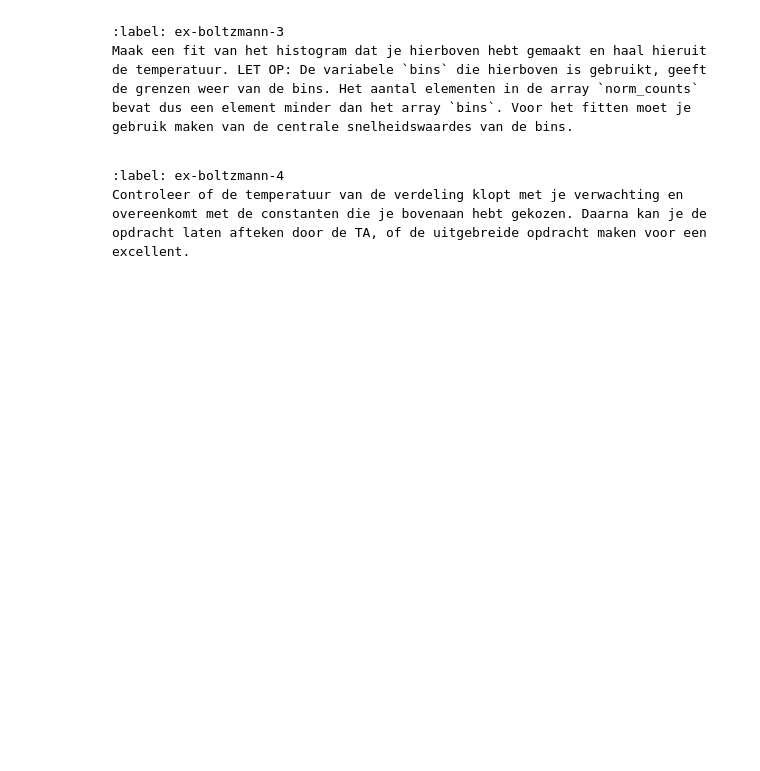
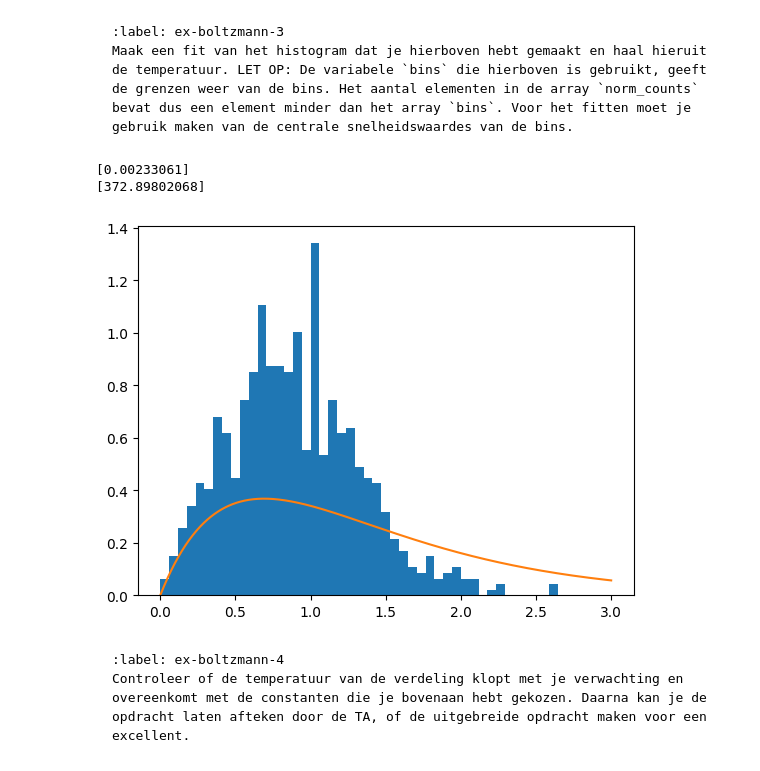
Before and after one commit to SybrenK07/25, a Jupyter notebook: Content/PySim/6_boltzmann.ipynb, the cells around one changed output. Saved outputs shown, nothing was run; the diff lists cells and outputs as text; code cells hidden in the pictures; blank space fills up the shorter version.

````diff
--- a/Content/PySim/6_boltzmann.ipynb
+++ b/Content/PySim/6_boltzmann.ipynb
@@ -374,7 +378,27 @@ $$
 Maak een fit van het histogram dat je hierboven hebt gemaakt en haal hieruit de temperatuur. LET OP: De variabele `bins` die hierboven is gebruikt, geeft de grenzen weer van de bins. Het aantal elementen in de array `norm_counts` bevat dus een element minder dan het array `bins`. Voor het fitten moet je gebruik maken van de centrale snelheidswaardes van de bins.
 ```
 # %%
-#your code/answer
+partial_counts
+n=0
+bin2 = 0.5 * (bins[:-1] + bins[1:])
+tot_counts
+norm_counts
+plt.stairs(norm_counts, bins, fill='True')
+m = 28.02*1.66*10**-27
+k= 1.38*10**-23
+def f_2d(v,T):
+    return (m*v/(k*T)) * np.exp(-m*v*2/(2*k*T))
+y_fit = np.linspace(0,(3*V_0),num=500)
+fit, popt = curve_fit(f_2d,bin2,norm_counts)
+yippee = f_2d(y_fit,*fit)
+plt.plot(y_fit,yippee)
+print(fit)
+T_scale = vscale**2
+print(fit*T_scale)
+# %% [output]
+[0.00233061]
+[372.89802068]
+[figure, added]
 # %% [markdown]
 ```{exercise}
 :label: ex-boltzmann-4
````
Also changed, not shown: parts of 5 cells of this notebook.
